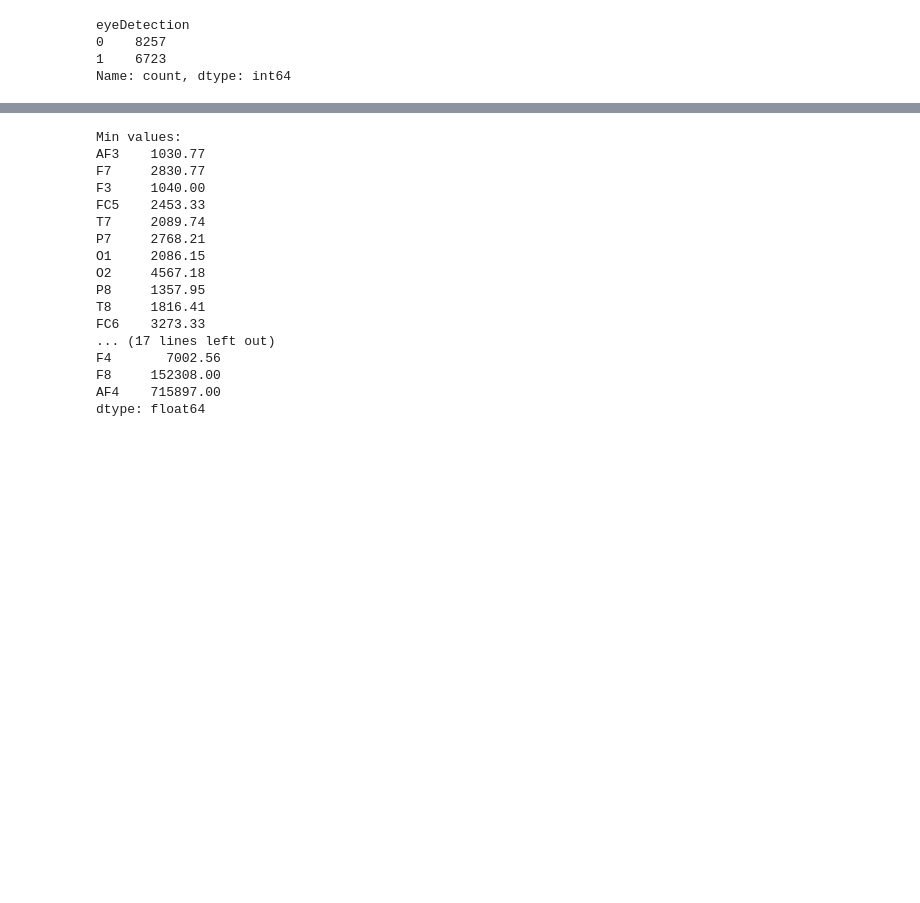
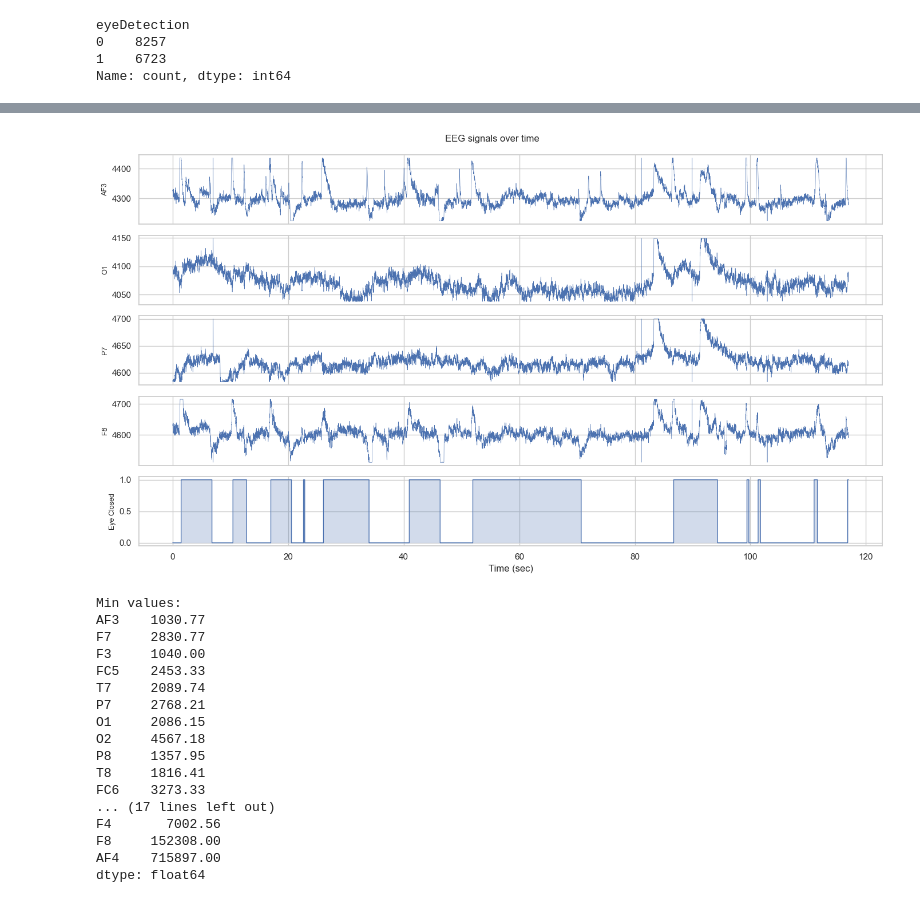
Before and after one commit to Mortti11/Advanced-Data-Analytics-, a Jupyter notebook: Third_assignment/Eeg_Eye_state_classification.ipynb, the cells around one changed output, grey strips where cells are left out. Saved outputs shown, nothing was run; the diff lists cells and outputs as text; code cells hidden in the pictures; blank space fills up the shorter version.

```diff
--- a/Third_assignment/Eeg_Eye_state_classification.ipynb
+++ b/Third_assignment/Eeg_Eye_state_classification.ipynb
@@ -87,2 +104,34 @@ df.describe()
+# %%
+# I want to see the actual signals over time, picking channels from different brain parts
+
+sns.set_theme(style='whitegrid', context='notebook')
+
+sample_channels = ['AF3', 'O1', 'P7', 'F8']
+fig, axes = plt.subplots(len(sample_channels) + 1, 1, figsize=(14, 8), sharex=True)
+
+# I clip the signals to the 1 and 99 percentiles
+for ax, channel in zip(axes[:-1], sample_channels):
+    low, high = df[channel].quantile([0.01, 0.99])
+    signal_plot = df[channel].clip(low, high)
+
+    sns.lineplot(x=df['time_second'], y=signal_plot, ax=ax,
+                 estimator=None, errorbar=None, sort=False, linewidth=0.4)
+    ax.set_ylabel(channel, fontsize=9)
+
+sns.lineplot(data=df, x='time_second', y='eyeDetection', ax=axes[-1], estimator=None,
+             errorbar=None, sort=False, drawstyle='steps-post', linewidth=1)
+
+axes[-1].fill_between(df['time_second'], 0, df['eyeDetection'], alpha=0.25)
+axes[-1].set_ylabel('Eye Closed', fontsize=9)
+axes[-1].set_xlabel('Time (sec)')
+
+plt.suptitle('EEG signals over time', fontsize=12)
+plt.tight_layout()
+plt.show()
+# Source: https://seaborn.pydata.org/generated/seaborn.lineplot.html
+# For debugging, I used QWEN.
+# What I can see from the plot: many channels change together at the same time.
+# %% [output]
+[figure, added]
 # %%
 # Let me check the range of each EEG channel
```
Also changed, not shown: parts of 73 cells of this notebook, 3 other files.
